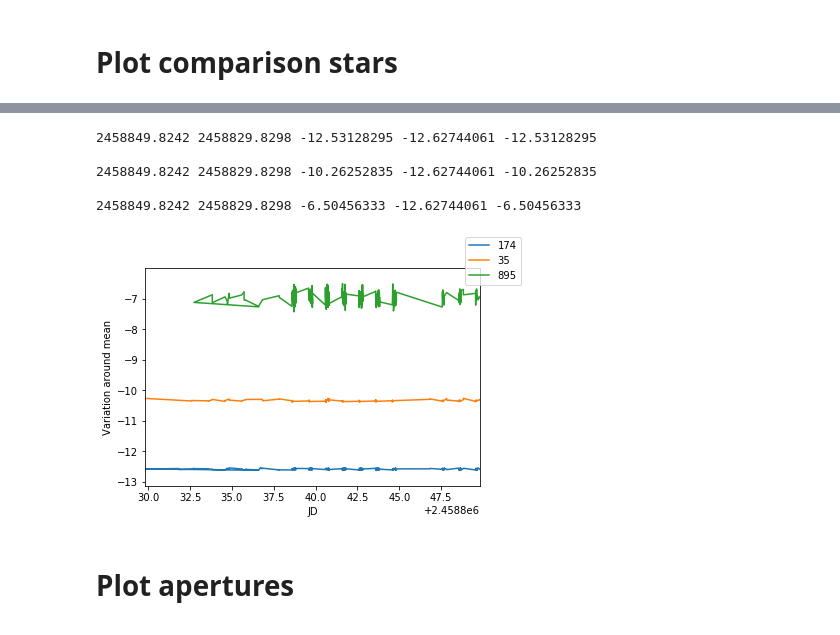
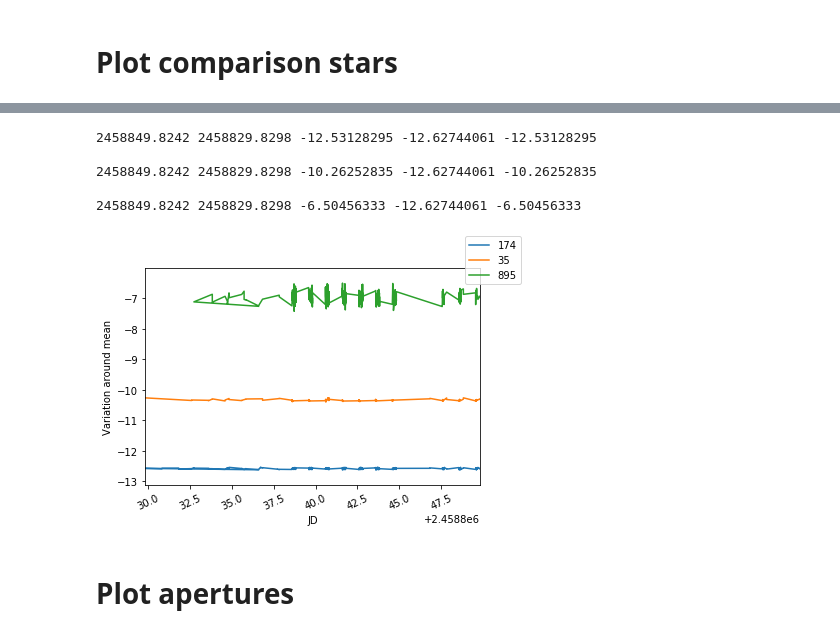
Before and after one commit to mrosseel/vast-automation, a Jupyter notebook: notebooks/stats_charts_new.ipynb, the cells around one changed output, grey strips where cells are left out. Saved outputs shown, nothing was run; the diff lists cells and outputs as text; code cells hidden in the pictures.

```diff
--- a/notebooks/stats_charts_new.ipynb
+++ b/notebooks/stats_charts_new.ipynb
@@ -50,28 +50,29 @@ None
 # %%
 fig = plt.figure()
 
 xmax, xmin, ymax, ymin =float('-inf'),float('inf'), float('-inf'),float('inf')
 for frame in dfs:
     print()
     xmax = max(xmax, frame['JDF'].max())
     xmin = min(xmin, frame['JDF'].min())
     ymax = max(ymax, frame['Vrelrel'].max())
     ymin = min(ymin, frame['Vrelrel'].min())
     print(xmax, xmin, ymax, ymin, frame['Vrelrel'].max())
     plt.plot(frame['JDF'], frame['Vrelrel'])
 fig.legend(curves)
 plt.xlim(xmin,xmax)
 plt.ylim(ymin-0.5,ymax+0.5)
+plt.xticks( rotation=25 )
 plt.xlabel('JD')
 plt.ylabel('Variation around mean')
 plt.show()
 # %% [output]
 2458849.8242 2458829.8298 -12.53128295 -12.62744061 -12.53128295
 
 2458849.8242 2458829.8298 -10.26252835 -12.62744061 -10.26252835
 
 2458849.8242 2458829.8298 -6.50456333 -12.62744061 -6.50456333
-[figure, old version]
+[figure, new version]
 # %% [markdown]
 # Plot apertures
 # %%
```
Also changed, not shown: parts of 1 cell of this notebook, 6 other files.
